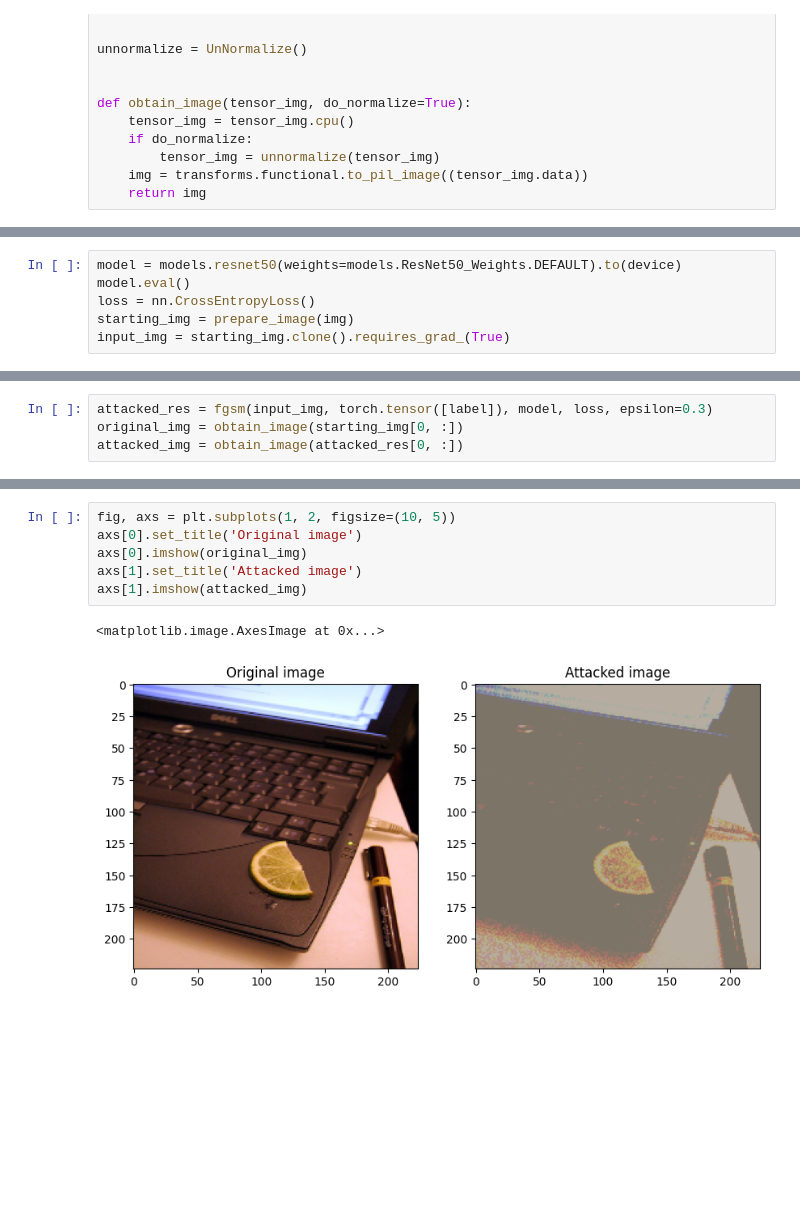
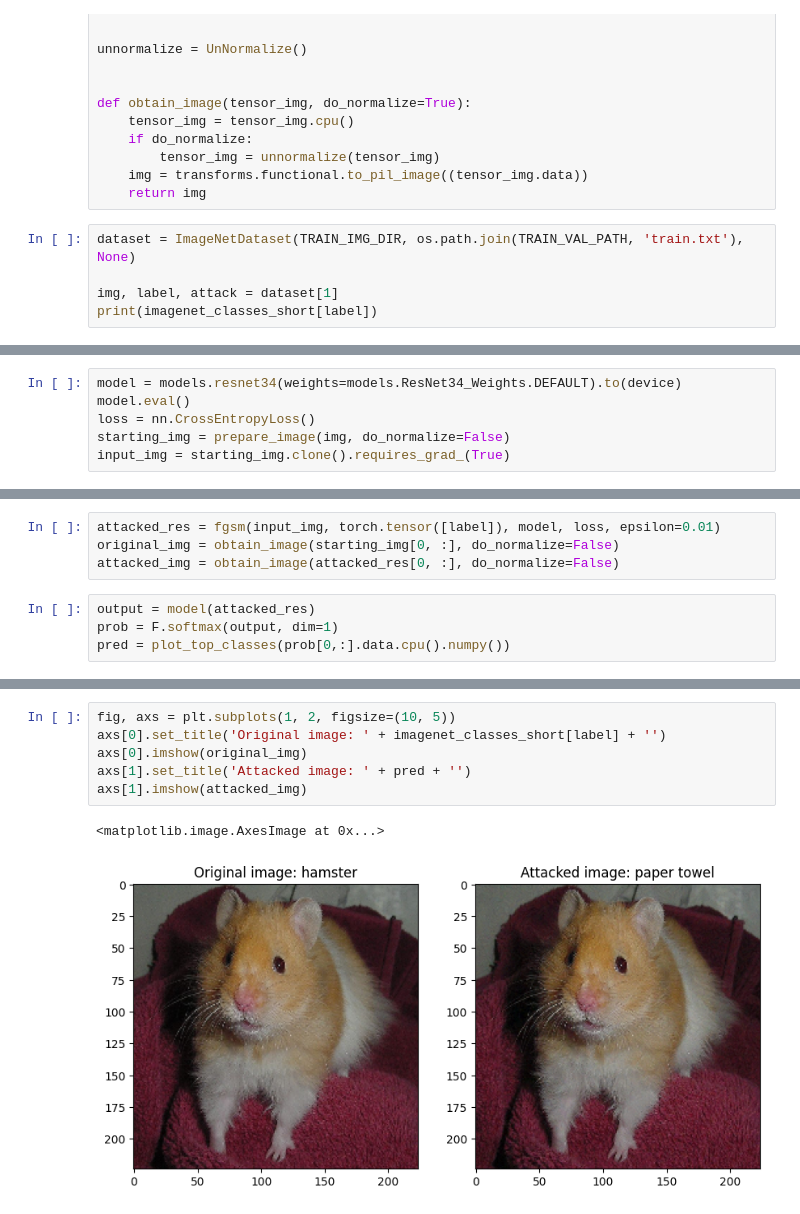
Before and after one commit to boynextdoor-cze/MIT-18.0651-Final-Project, a Jupyter notebook: AttackGenerator.ipynb, the cells around one changed output, grey strips where cells are left out. Cells and saved outputs as stored; diff of their text form; blank space fills up the shorter version.

Commit message:
finish fgsm demo

```diff
--- a/AttackGenerator.ipynb
+++ b/AttackGenerator.ipynb
@@ -82,3 +77,8 @@ def obtain_image(tensor_img, do_normalize=True):
         tensor_img = unnormalize(tensor_img)
     img = transforms.functional.to_pil_image((tensor_img.data))
     return img
+# %%
+dataset = ImageNetDataset(TRAIN_IMG_DIR, os.path.join(TRAIN_VAL_PATH, 'train.txt'), None)
+
+img, label, attack = dataset[1]
+print(imagenet_classes_short[label])
@@ -85,6 +87,6 @@ def obtain_image(tensor_img, do_normalize=True):
 # %%
-model = models.resnet50(weights=models.ResNet50_Weights.DEFAULT).to(device)
+model = models.resnet34(weights=models.ResNet34_Weights.DEFAULT).to(device)
 model.eval()
 loss = nn.CrossEntropyLoss()
-starting_img = prepare_image(img)
+starting_img = prepare_image(img, do_normalize=False)
 input_img = starting_img.clone().requires_grad_(True)
@@ -91,4 +100,8 @@ input_img = starting_img.clone().requires_grad_(True)
 # %%
-attacked_res = fgsm(input_img, torch.tensor([label]), model, loss, epsilon=0.3)
-original_img = obtain_image(starting_img[0, :])
-attacked_img = obtain_image(attacked_res[0, :])
+attacked_res = fgsm(input_img, torch.tensor([label]), model, loss, epsilon=0.01)
+original_img = obtain_image(starting_img[0, :], do_normalize=False)
+attacked_img = obtain_image(attacked_res[0, :], do_normalize=False)
+# %%
+output = model(attacked_res)
+prob = F.softmax(output, dim=1)
+pred = plot_top_classes(prob[0,:].data.cpu().numpy())
@@ -95,9 +110,9 @@ attacked_img = obtain_image(attacked_res[0, :])
 # %%
 fig, axs = plt.subplots(1, 2, figsize=(10, 5))
-axs[0].set_title('Original image')
+axs[0].set_title('Original image: ' + imagenet_classes_short[label] + '')
 axs[0].imshow(original_img)
-axs[1].set_title('Attacked image')
+axs[1].set_title('Attacked image: ' + pred + '')
 axs[1].imshow(attacked_img)
 # %% [output]
 <matplotlib.image.AxesImage at 0x...>
-[figure, old version]
+[figure, new version]
```
Also changed, not shown: parts of 9 cells of this notebook, 5 other files.
